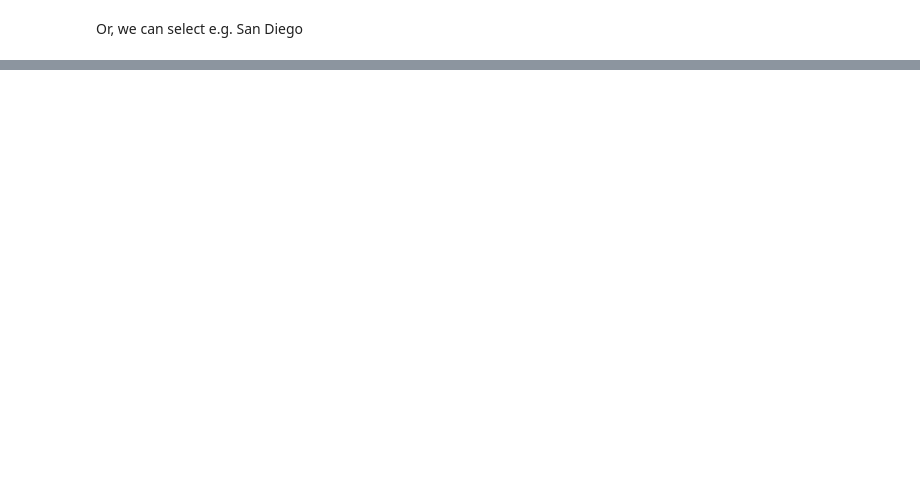
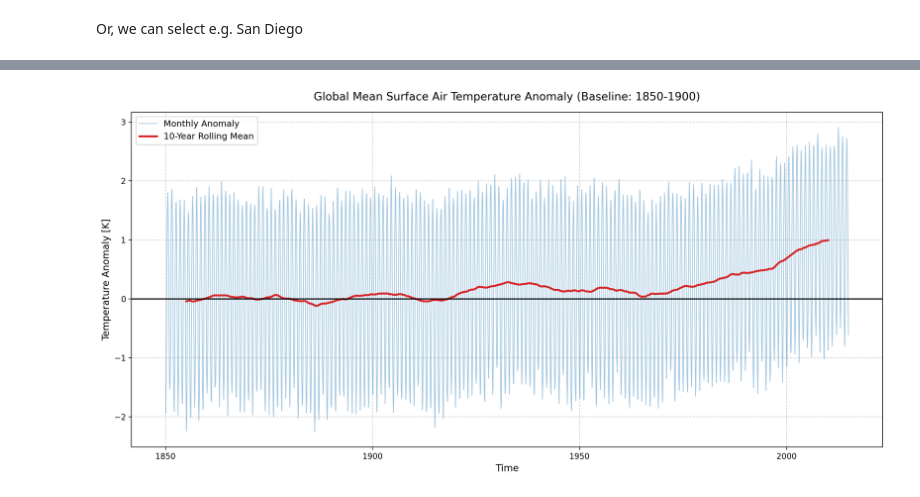
Before and after one commit to sch005-ucsd/dsc106-project-3, a Jupyter notebook: CMIP basic_search_and_load-colab.ipynb, the cells around one changed output, grey strips where cells are left out. Cells and saved outputs as stored; diff of their text form; code cells hidden in the pictures; blank space fills up the shorter version.

Commit message:
added 4 graphs

```diff
--- a/CMIP basic_search_and_load-colab.ipynb
+++ b/CMIP basic_search_and_load-colab.ipynb
@@ -136,0 +275,22 @@ plt.axhline(0.)
+# %%
+import matplotlib.pyplot as plt
+
+baseline_global = ta_timeseries.sel(time=slice("1850", "1900")).mean()
+global_anomaly = ta_timeseries - baseline_global
+
+fig, ax = plt.subplots(figsize=(14, 7))
+
+global_anomaly.plot(ax=ax, label='Monthly Anomaly', color='tab:blue', alpha=0.4, linewidth=1)
+global_anomaly.rolling(time=120, center=True).mean().plot(ax=ax, label='10-Year Rolling Mean', color='tab:red', linewidth=2.5)
+
+ax.axhline(0, color='black', linestyle='-', linewidth=1.5) # The zero-baseline
+ax.set_title('Global Mean Surface Air Temperature Anomaly (Baseline: 1850-1900)', fontsize=14, pad=15)
+ax.set_ylabel('Temperature Anomaly [K]', fontsize=12)
+ax.set_xlabel('Time', fontsize=12)
+ax.grid(True, linestyle='--', alpha=0.6)
+ax.legend(loc='upper left', fontsize=11)
+
+plt.tight_layout()
+plt.show()
+# %% [output]
+[figure, added]
```
Also changed, not shown: parts of 16 cells of this notebook.
